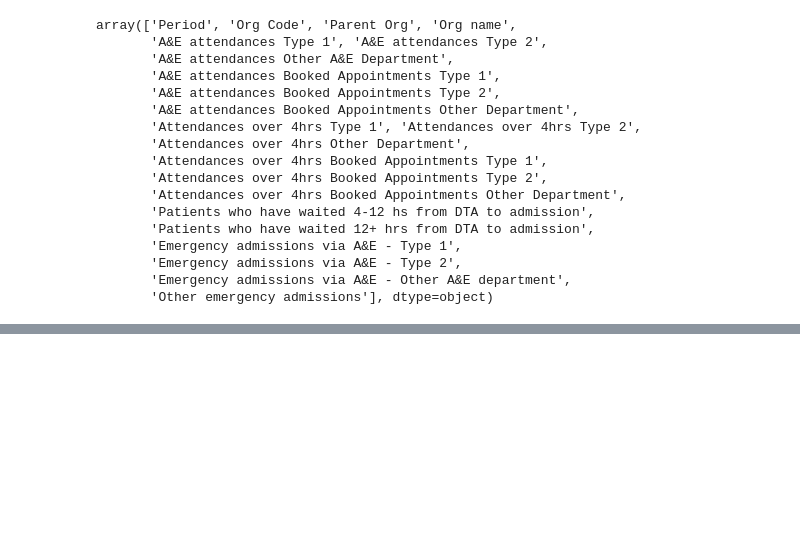
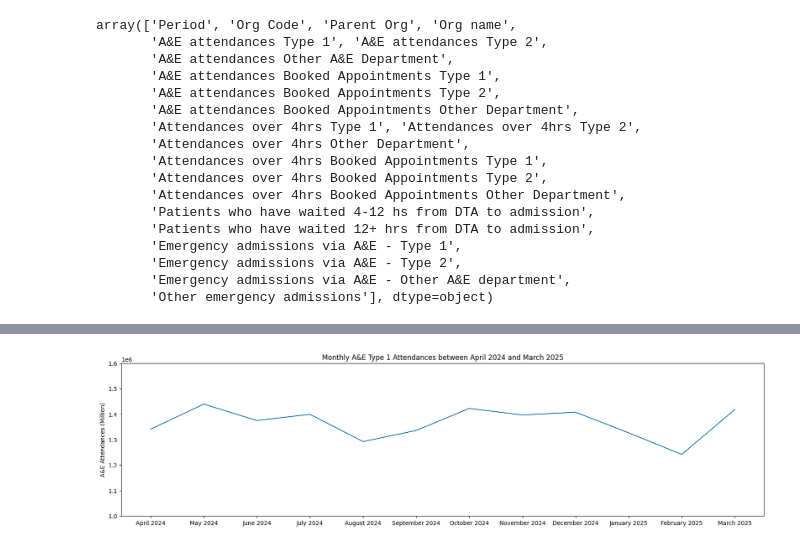
Before and after one commit to trow-land/Data-Science, a Jupyter notebook: NHS A&E Attendances and Emergency Admissions/admissions_EDA.ipynb, the cells around one changed output, grey strips where cells are left out. Drawn from its saved outputs; the diff is of its cells as text; code cells hidden in the pictures; blank space fills up the shorter version.

```diff
--- a/NHS A&E Attendances and Emergency Admissions/admissions_EDA.ipynb
+++ b/NHS A&E Attendances and Emergency Admissions/admissions_EDA.ipynb
@@ -258,6 +274,11 @@ SyntaxError: incomplete input (903619732.py, line 2)
 # %%
 plt.figure().set_figwidth(20)
-plt.plot(total_monthly_data['Period'], total_monthly_data['A&E attendances Type 1'])
+plt.plot(total_monthly_data['Period_label'], total_monthly_data['A&E attendances Type 1'])
+plt.ylim(1000000, 1600000)
+plt.ylabel("A&E Attendances (Million)")
+plt.title("Monthly A&E Type 1 Attendances between April 2024 and March 2025")
 plt.show()
+# %% [output]
+[figure, added]
 # %%
 # attendances over 4 hours
```
Also changed, not shown: parts of 9 cells of this notebook.
